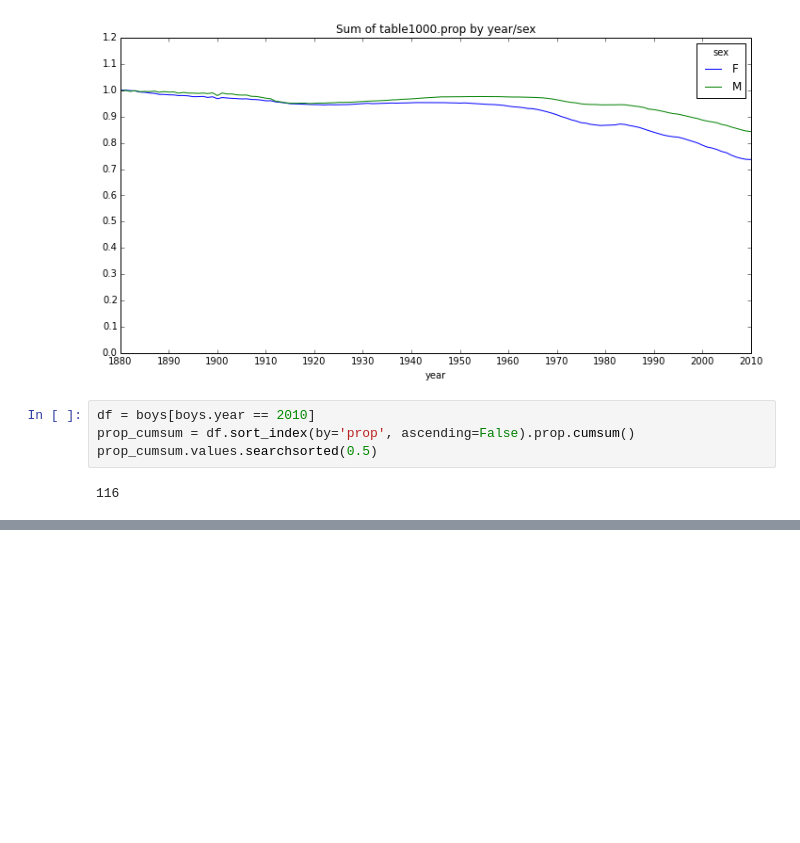
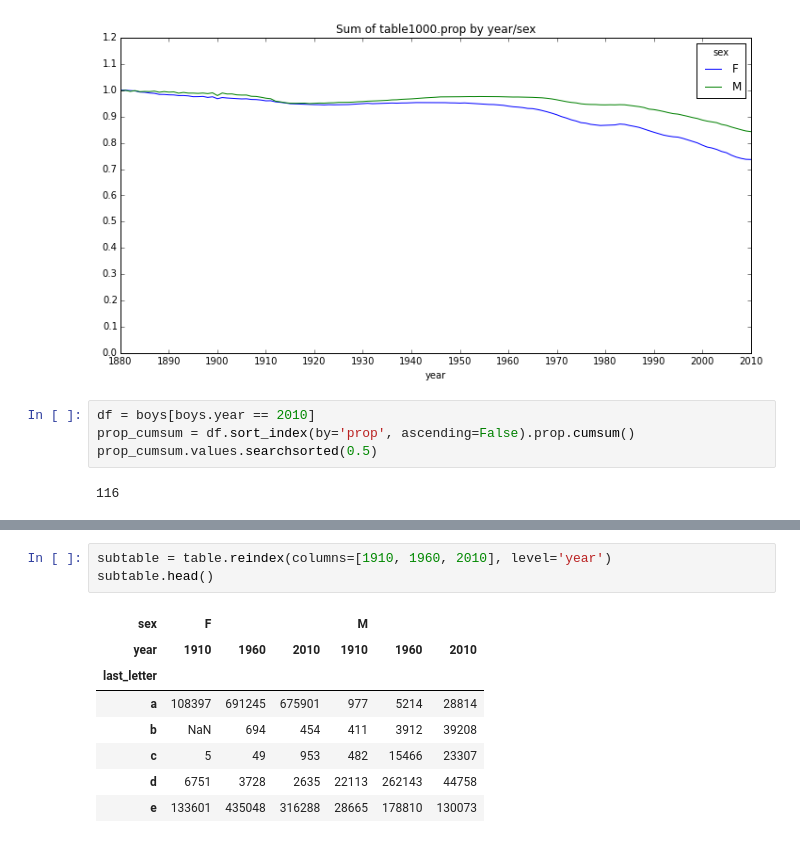
Before and after one commit to Bekbolatov/kaggle, a Jupyter notebook: notebooks/WesMcKinney.ipynb, the cells around one changed output, grey strips where cells are left out. Saved outputs shown, nothing was run; the diff lists cells and outputs as text; blank space fills up the shorter version.

```diff
--- a/notebooks/WesMcKinney.ipynb
+++ b/notebooks/WesMcKinney.ipynb
@@ -92,0 +101,12 @@ diversity.plot(title='# of popular names in top 50%')
+# %%
+subtable = table.reindex(columns=[1910, 1960, 2010], level='year')
+subtable.head()
+# %% [output]
+| sex | F |  |  | M |  |  |
+| year | 1910 | 1960 | 2010 | 1910 | 1960 | 2010 |
+| last_letter |  |  |  |  |  |  |
+| a | 108397 | 691245 | 675901 | 977 | 5214 | 28814 |
+| b | NaN | 694 | 454 | 411 | 3912 | 39208 |
+| c | 5 | 49 | 953 | 482 | 15466 | 23307 |
+| d | 6751 | 3728 | 2635 | 22113 | 262143 | 44758 |
+| e | 133601 | 435048 | 316288 | 28665 | 178810 | 130073 |
```
Also changed, not shown: parts of 17 cells of this notebook.
